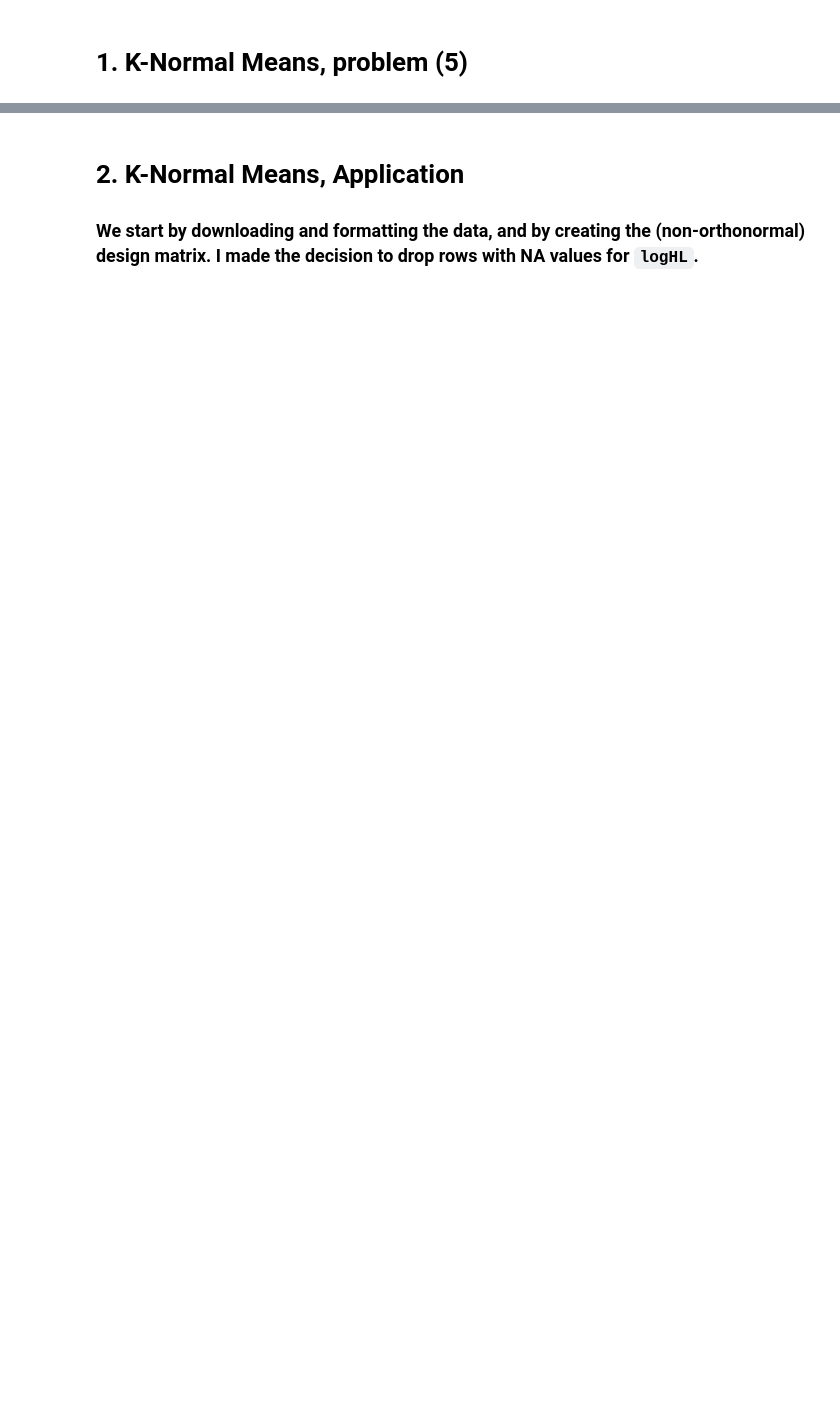
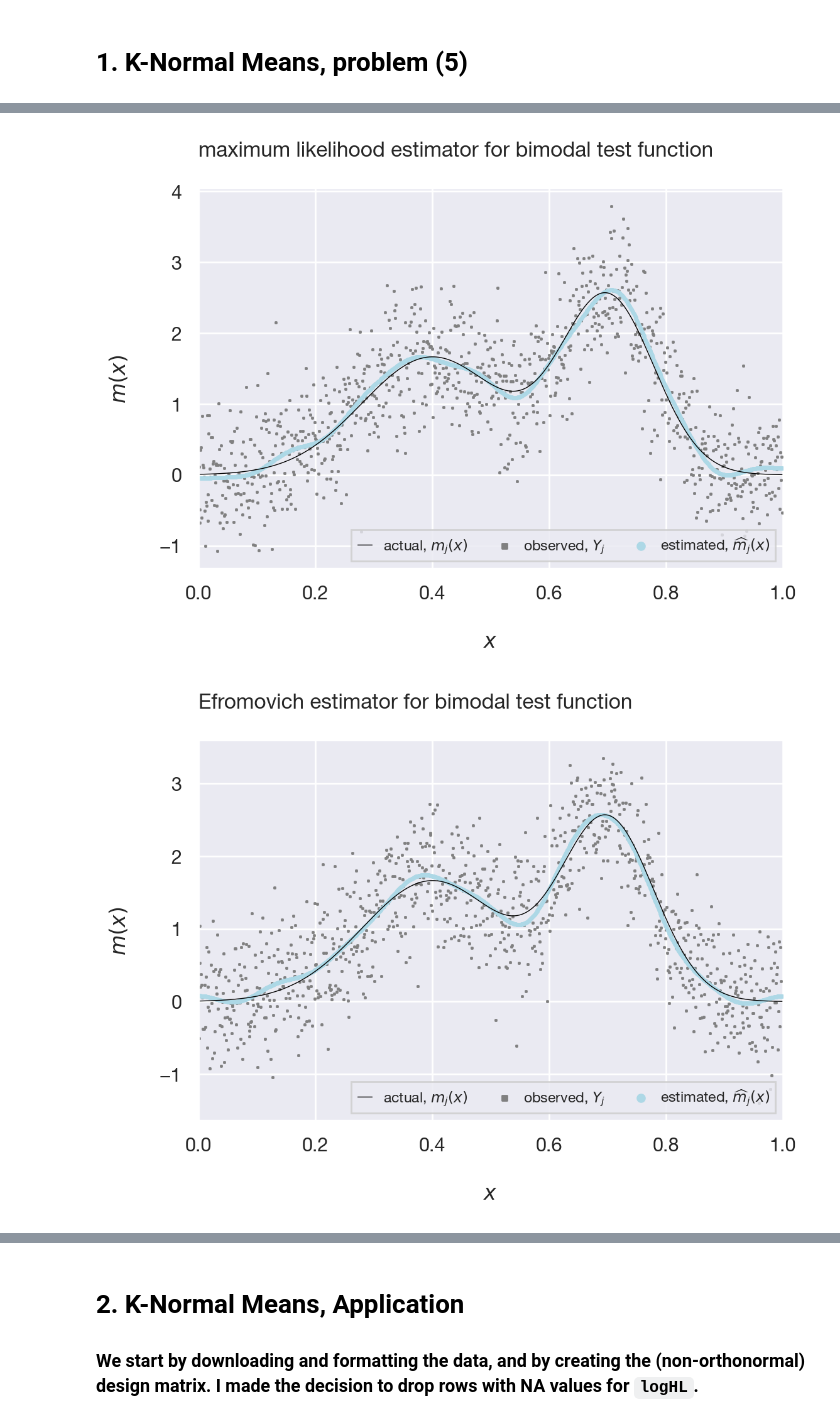
Before and after one commit to satejsoman/econ240a-regression, a Jupyter notebook: ECON240A_H2_pset3.ipynb, the cells around one changed output, grey strips where cells are left out. Cells and saved outputs as stored; diff of their text form; code cells hidden in the pictures; blank space fills up the shorter version.

```diff
--- a/ECON240A_H2_pset3.ipynb
+++ b/ECON240A_H2_pset3.ipynb
@@ -97,0 +112,9 @@ plt.show()
+# %%
+est_loss = pd.concat([
+    pd.DataFrame((((m̂[j, e] - m[j](X)[:, None]) ** 2).mean(axis = 0)))\
+        .reset_index()\
+        .assign(test_function = j, estimator = e)
+    for (j, e) in m̂.keys()])\
+    .rename(columns = {0: "loss", "index": "sample_number"})\
+    .set_index((["test_function", "estimator", "sample_number"]))
+(est_loss)
@@ -97,0 +136,6 @@ plt.show()
+# %%
+# get the average loss for each (test_function, estimator)
+sorted_loss = est_loss\
+    .sort_values("loss")\
+    .groupby(level = (0, 1))
+(sorted_loss.mean().rename(columns = {"loss": "average_loss"}))
@@ -97,0 +151,17 @@ plt.show()
+# %%
+# get the median loss sample index for each (test_function, estimator)
+ranked = sorted_loss.rank()
+median_indices = ranked[ranked["loss"] == t//2].reset_index(level = -1)["sample_number"].loc[m̂.keys()]
+for ((j, e), idx) in median_indices.items():
+    plt.scatter(X, Y[j][idx],       label = "observed, $Y_j$",               color = "grey",      s = 1, marker = "s")
+    plt.scatter(X, m̂[j, e][:, idx], label = "estimated, $\widehat{m}_j(x)$", color = "lightblue", s = 2)
+    plt.plot   (X, m[j](X),         label = "actual, $m_j(x)$",              color = "black",     linewidth = 0.5)
+    plt.legend(loc = "lower right", fontsize = "x-small", ncol = 3, markerscale = 3, handlelength = 1, fancybox = False)
+    plt.title(f"{e} estimator for {j} test function\n", loc = "left")
+    plt.xlabel("\n$x$")
+    plt.ylabel("$m(x)$\n")
+    plt.xlim(0, 1)
+    plt.show()
+# %% [output]
+[figure, added]
+[figure, added]
```
Also changed, not shown: parts of 21 cells of this notebook.
